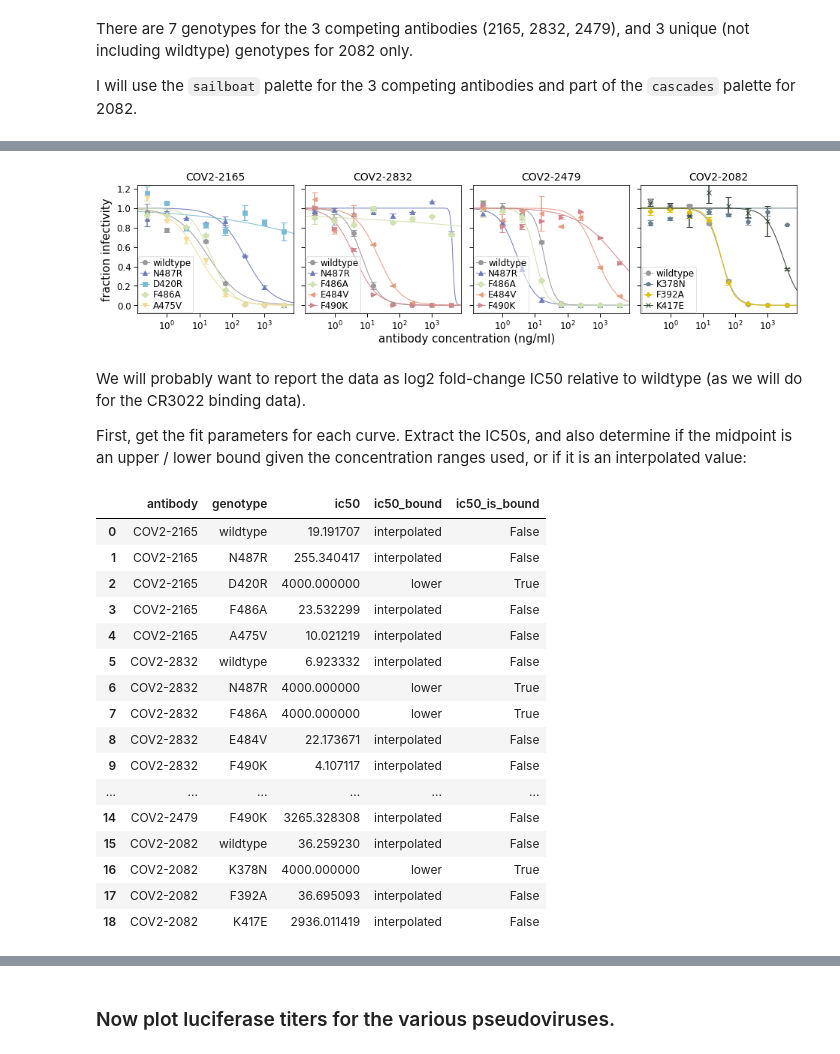
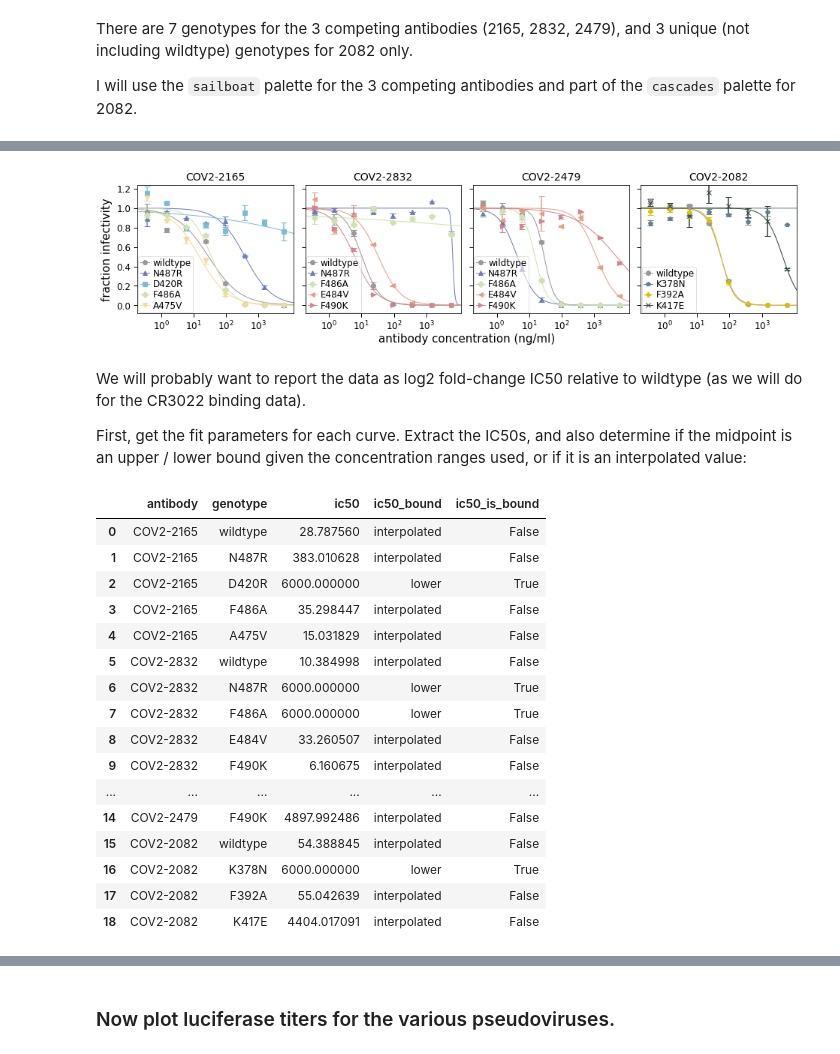
Before and after one commit to jbloomlab/SARS-CoV-2-RBD_MAP_Crowe_antibodies, a Jupyter notebook: experimental_data/CroweZost_antibody_neutcurves/neutcurves.ipynb, the cells around one changed output, grey strips where cells are left out. Drawn from its saved outputs; the diff is of its cells as text; code cells hidden in the pictures.

```diff
--- a/experimental_data/CroweZost_antibody_neutcurves/neutcurves.ipynb
+++ b/experimental_data/CroweZost_antibody_neutcurves/neutcurves.ipynb
@@ -59,7 +59,6 @@ sailboat = ["#999999", "#6e7cb9", "#7bbcd5", "#d0e2af", "#f5db99", "#e89c81", "#
 datafile = './data/200804_validate-neuts.csv'
 data = (pd.read_csv(datafile)
         .melt(id_vars=['genotype', 'antibody', 'replicate'],
-              value_vars=['4000', '1000', '250', '62.5', '15.625', '3.90625', '0.9765625', '0.244140625'],
               var_name='concentration',
               value_name='frac_infectivity')
         .assign(frac_neutralized=lambda x: 1-x['frac_infectivity'],
@@ -107,19 +106,22 @@ fits.fitParams().head()
 # %%
-_ = fits.plotSera(
+fig, axes = fits.plotSera(
             xlabel='antibody concentration (ng/ml)',
             #ncol=3,
             ylabel='fraction infectivity',
             heightscale=1.2,
             widthscale=1.05,
             virus_to_color_marker=virus_color_dictionary,
             attempt_shared_legend=False,
             )
 
+for ax in axes.ravel():
+    ax.set_xticks([1, 10, 100, 1000])
+
 plotfile = PdfPages('./results/200803_frac_infectivity.pdf')
 plotfile.savefig(bbox_inches='tight', transparent=True)
 plotfile.close()
 # %% [output]
-[figure, old version]
+[figure, new version]
 # %% [markdown]
 We will probably want to report the data as log2 fold-change IC50 relative to wildtype (as we will do for the CR3022 binding data).
 
@@ -138,22 +140,22 @@ fitparams['ic50_is_bound'] = fitparams['ic50_bound'].apply(lambda x: True if x!=
 fitparams
 # %% [output]
 |  | antibody | genotype | ic50 | ic50_bound | ic50_is_bound |
-| 0 | COV2-2165 | wildtype | 19.191707 | interpolated | False |
-| 1 | COV2-2165 | N487R | 255.340417 | interpolated | False |
-| 2 | COV2-2165 | D420R | 4000.000000 | lower | True |
-| 3 | COV2-2165 | F486A | 23.532299 | interpolated | False |
-| 4 | COV2-2165 | A475V | 10.021219 | interpolated | False |
-| 5 | COV2-2832 | wildtype | 6.923332 | interpolated | False |
-| 6 | COV2-2832 | N487R | 4000.000000 | lower | True |
-| 7 | COV2-2832 | F486A | 4000.000000 | lower | True |
-| 8 | COV2-2832 | E484V | 22.173671 | interpolated | False |
-| 9 | COV2-2832 | F490K | 4.107117 | interpolated | False |
+| 0 | COV2-2165 | wildtype | 28.787560 | interpolated | False |
+| 1 | COV2-2165 | N487R | 383.010628 | interpolated | False |
+| 2 | COV2-2165 | D420R | 6000.000000 | lower | True |
+| 3 | COV2-2165 | F486A | 35.298447 | interpolated | False |
+| 4 | COV2-2165 | A475V | 15.031829 | interpolated | False |
+| 5 | COV2-2832 | wildtype | 10.384998 | interpolated | False |
+| 6 | COV2-2832 | N487R | 6000.000000 | lower | True |
+| 7 | COV2-2832 | F486A | 6000.000000 | lower | True |
+| 8 | COV2-2832 | E484V | 33.260507 | interpolated | False |
+| 9 | COV2-2832 | F490K | 6.160675 | interpolated | False |
 | ... | ... | ... | ... | ... | ... |
-| 14 | COV2-2479 | F490K | 3265.328308 | interpolated | False |
-| 15 | COV2-2082 | wildtype | 36.259230 | interpolated | False |
-| 16 | COV2-2082 | K378N | 4000.000000 | lower | True |
-| 17 | COV2-2082 | F392A | 36.695093 | interpolated | False |
-| 18 | COV2-2082 | K417E | 2936.011419 | interpolated | False |
+| 14 | COV2-2479 | F490K | 4897.992486 | interpolated | False |
+| 15 | COV2-2082 | wildtype | 54.388845 | interpolated | False |
+| 16 | COV2-2082 | K378N | 6000.000000 | lower | True |
+| 17 | COV2-2082 | F392A | 55.042639 | interpolated | False |
+| 18 | COV2-2082 | K417E | 4404.017091 | interpolated | False |
 # %%
 foldchange = (
     fitparams
```
Also changed, not shown: parts of 9 cells of this notebook, 10 other files.
